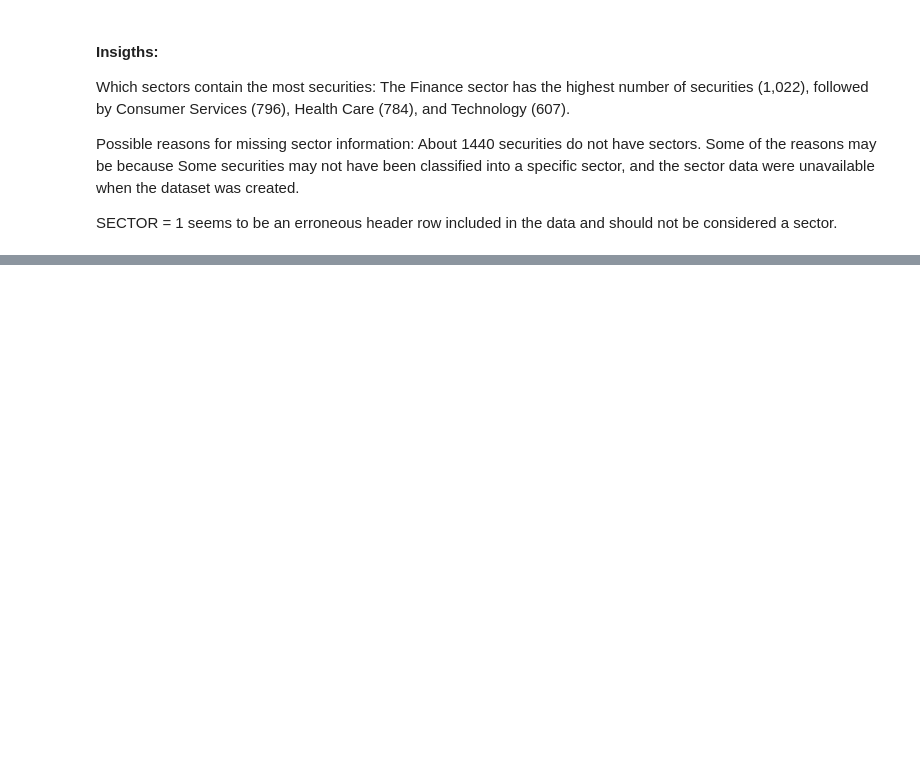
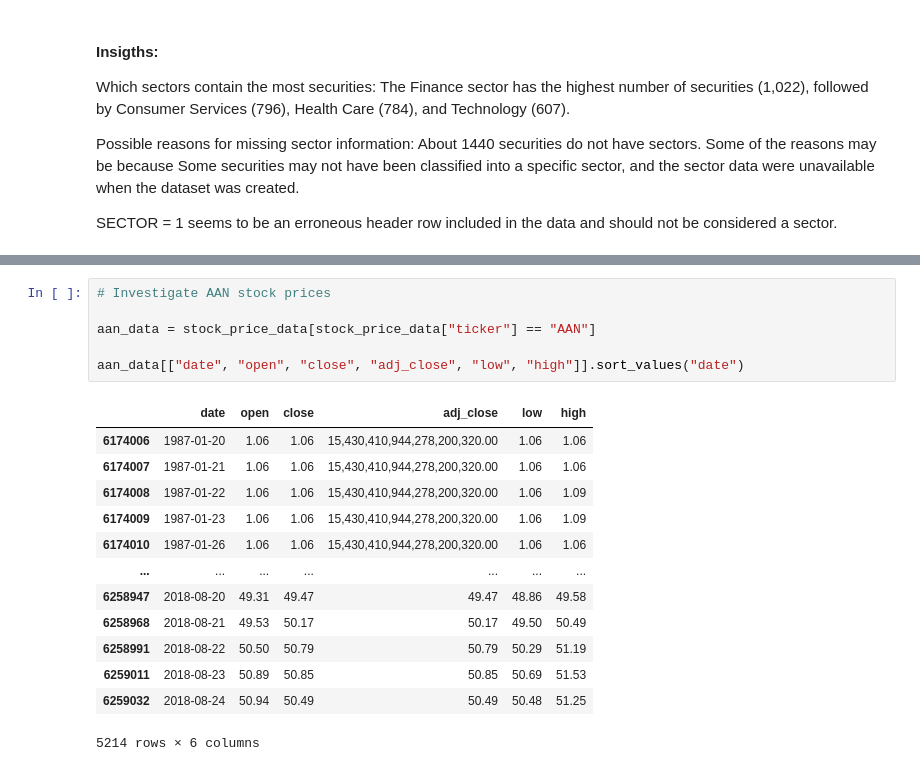
Before and after one commit to Yvesangwa/DAAI_projects, a Jupyter notebook: Project_1_EDA_Stock_Market_Data/EDA_Historical_Data_Stock_Market.ipynb, the cells around one changed output, grey strips where cells are left out. Saved outputs shown, nothing was run; the diff lists cells and outputs as text; blank space fills up the shorter version.

```diff
--- a/Project_1_EDA_Stock_Market_Data/EDA_Historical_Data_Stock_Market.ipynb
+++ b/Project_1_EDA_Stock_Market_Data/EDA_Historical_Data_Stock_Market.ipynb
@@ -399,0 +490,20 @@ SECTOR = 1 seems to be an erroneous header row included in the data and should n
+# %%
+# Investigate AAN stock prices
+
+aan_data = stock_price_data[stock_price_data["ticker"] == "AAN"]
+
+aan_data[["date", "open", "close", "adj_close", "low", "high"]].sort_values("date")
+# %% [output]
+|  | date | open | close | adj_close | low | high |
+| 6174006 | 1987-01-20 | 1.06 | 1.06 | 15,430,410,944,278,200,320.00 | 1.06 | 1.06 |
+| 6174007 | 1987-01-21 | 1.06 | 1.06 | 15,430,410,944,278,200,320.00 | 1.06 | 1.06 |
+| 6174008 | 1987-01-22 | 1.06 | 1.06 | 15,430,410,944,278,200,320.00 | 1.06 | 1.09 |
+| 6174009 | 1987-01-23 | 1.06 | 1.06 | 15,430,410,944,278,200,320.00 | 1.06 | 1.09 |
+| 6174010 | 1987-01-26 | 1.06 | 1.06 | 15,430,410,944,278,200,320.00 | 1.06 | 1.06 |
+| ... | ... | ... | ... | ... | ... | ... |
+| 6258947 | 2018-08-20 | 49.31 | 49.47 | 49.47 | 48.86 | 49.58 |
+| 6258968 | 2018-08-21 | 49.53 | 50.17 | 50.17 | 49.50 | 50.49 |
+| 6258991 | 2018-08-22 | 50.50 | 50.79 | 50.79 | 50.29 | 51.19 |
+| 6259011 | 2018-08-23 | 50.89 | 50.85 | 50.85 | 50.69 | 51.53 |
+| 6259032 | 2018-08-24 | 50.94 | 50.49 | 50.49 | 50.48 | 51.25 |
+5214 rows × 6 columns
```
Also changed, not shown: parts of 17 cells of this notebook.
